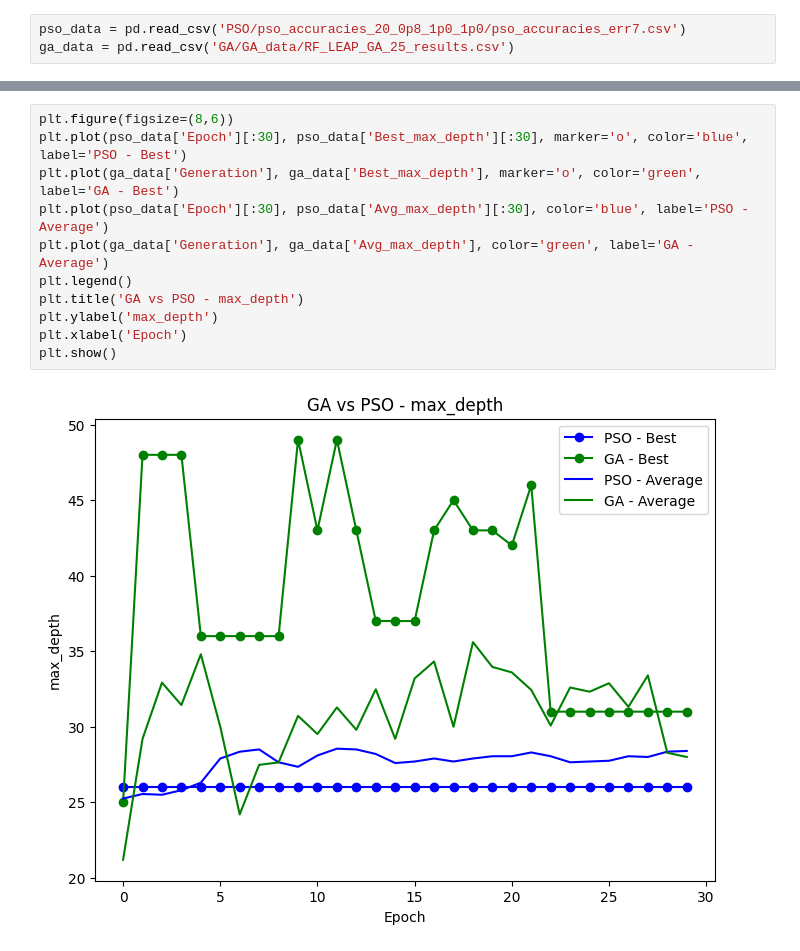
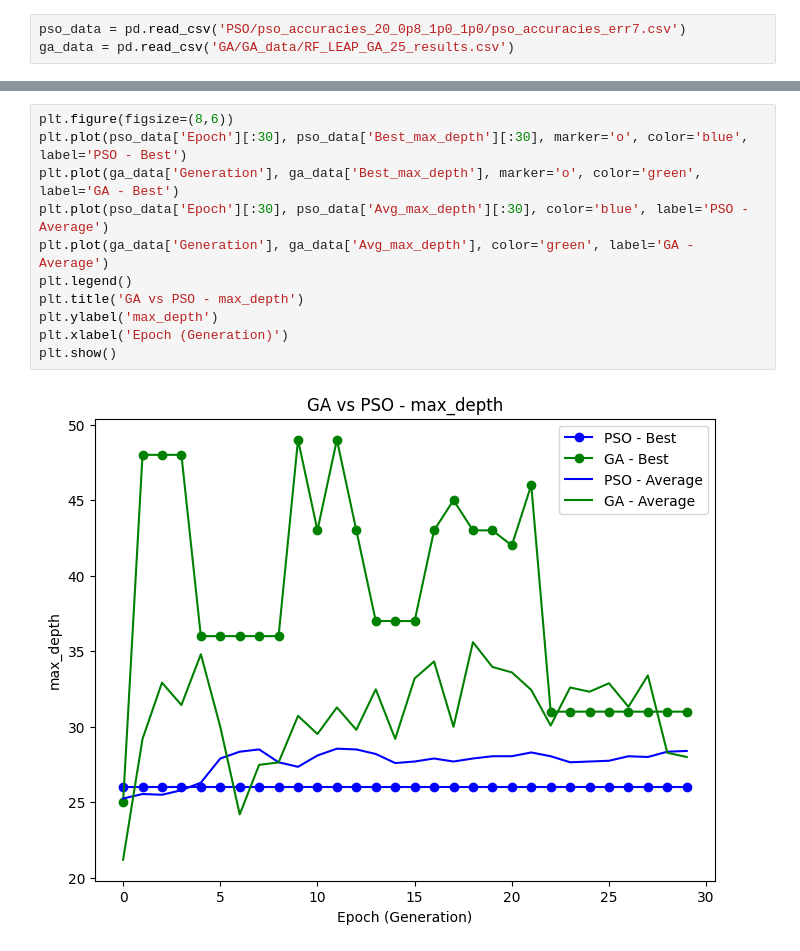
Before and after one commit to COSC-420-527-Project-Group/Bio-Inspired-Optimization, a Jupyter notebook: generate_graphs.ipynb, the cells around one changed output, grey strips where cells are left out. Drawn from its saved outputs; the diff is of its cells as text.

```diff
--- a/generate_graphs.ipynb
+++ b/generate_graphs.ipynb
@@ -33,13 +33,13 @@ plt.show()
 # %%
 plt.figure(figsize=(8,6))
 plt.plot(pso_data['Epoch'][:30], pso_data['Best_max_depth'][:30], marker='o', color='blue', label='PSO - Best')
 plt.plot(ga_data['Generation'], ga_data['Best_max_depth'], marker='o', color='green', label='GA - Best')
 plt.plot(pso_data['Epoch'][:30], pso_data['Avg_max_depth'][:30], color='blue', label='PSO - Average')
 plt.plot(ga_data['Generation'], ga_data['Avg_max_depth'], color='green', label='GA - Average')
 plt.legend()
 plt.title('GA vs PSO - max_depth')
 plt.ylabel('max_depth')
-plt.xlabel('Epoch')
+plt.xlabel('Epoch (Generation)')
 plt.show()
 # %% [output]
-[figure, old version]
+[figure, new version]
```
Also changed, not shown: parts of 2 cells of this notebook, 3 other files.
